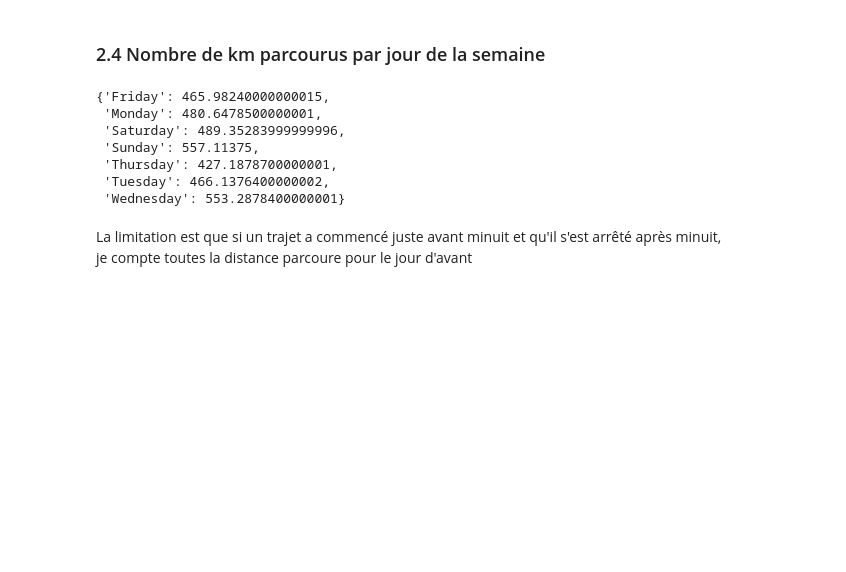
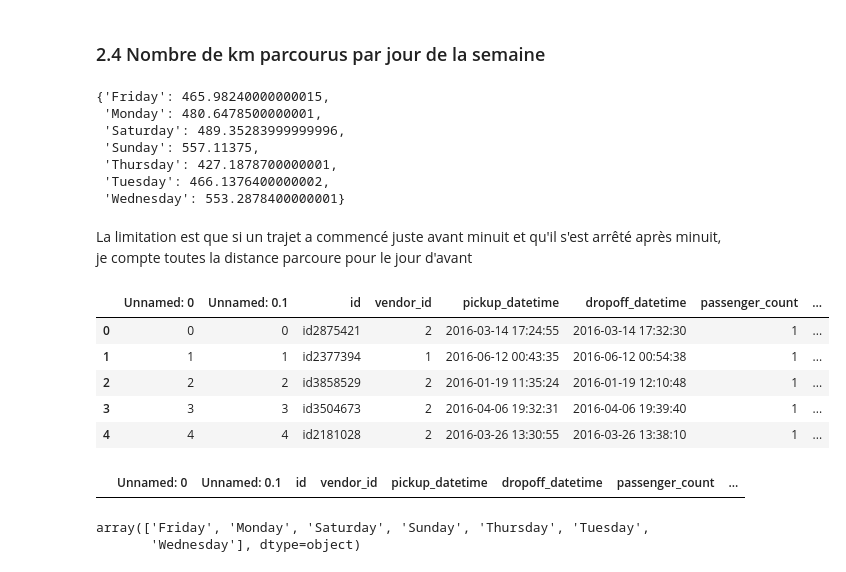
Before and after one commit to gcornec/Taxi_traffic_NYC, a Jupyter notebook: My_traffic_test.ipynb, the cells around one changed output. Drawn from its saved outputs; the diff is of its cells as text; code cells hidden in the pictures; blank space fills up the shorter version.

```diff
--- a/My_traffic_test.ipynb
+++ b/My_traffic_test.ipynb
@@ -290,0 +293,14 @@ La limitation est que si un trajet a commencé juste avant minuit et qu'il s'est
+# %%
+df = pd.read_csv(path + "train_speed.csv")
+df.head()
+# %% [output]
+|  | Unnamed: 0 | Unnamed: 0.1 | id | vendor_id | pickup_datetime | dropoff_datetime | passenger_count | ... |
+| 0 | 0 | 0 | id2875421 | 2 | 2016-03-14 17:24:55 | 2016-03-14 17:32:30 | 1 | ... |
+| 1 | 1 | 1 | id2377394 | 1 | 2016-06-12 00:43:35 | 2016-06-12 00:54:38 | 1 | ... |
+| 2 | 2 | 2 | id3858529 | 2 | 2016-01-19 11:35:24 | 2016-01-19 12:10:48 | 1 | ... |
+| 3 | 3 | 3 | id3504673 | 2 | 2016-04-06 19:32:31 | 2016-04-06 19:39:40 | 1 | ... |
+| 4 | 4 | 4 | id2181028 | 2 | 2016-03-26 13:30:55 | 2016-03-26 13:38:10 | 1 | ... |
+# %%
+df[df["speed"] > 100]
+# %% [output]
+|  | Unnamed: 0 | Unnamed: 0.1 | id | vendor_id | pickup_datetime | dropoff_datetime | passenger_count | ... |
@@ -290,0 +309,6 @@ La limitation est que si un trajet a commencé juste avant minuit et qu'il s'est
+# %%
+df = pd.read_json(path + "train_weekday_km.json", typ = 'series')
+df.index.values
+# %% [output]
+array(['Friday', 'Monday', 'Saturday', 'Sunday', 'Thursday', 'Tuesday',
+       'Wednesday'], dtype=object)
```
Also changed, not shown: parts of 11 cells of this notebook.
